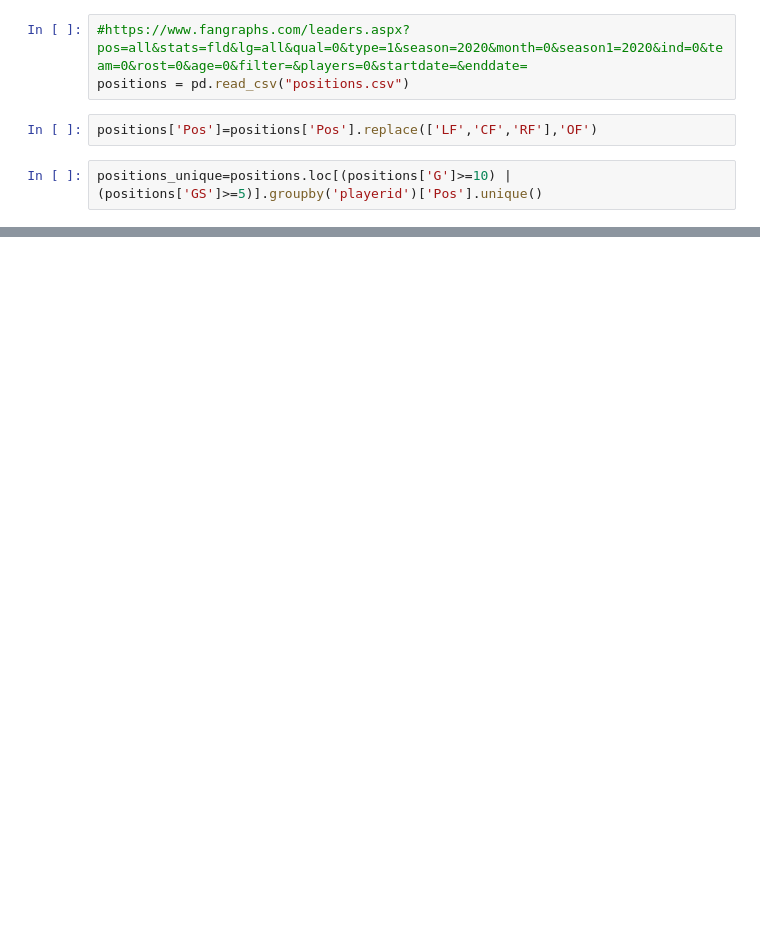
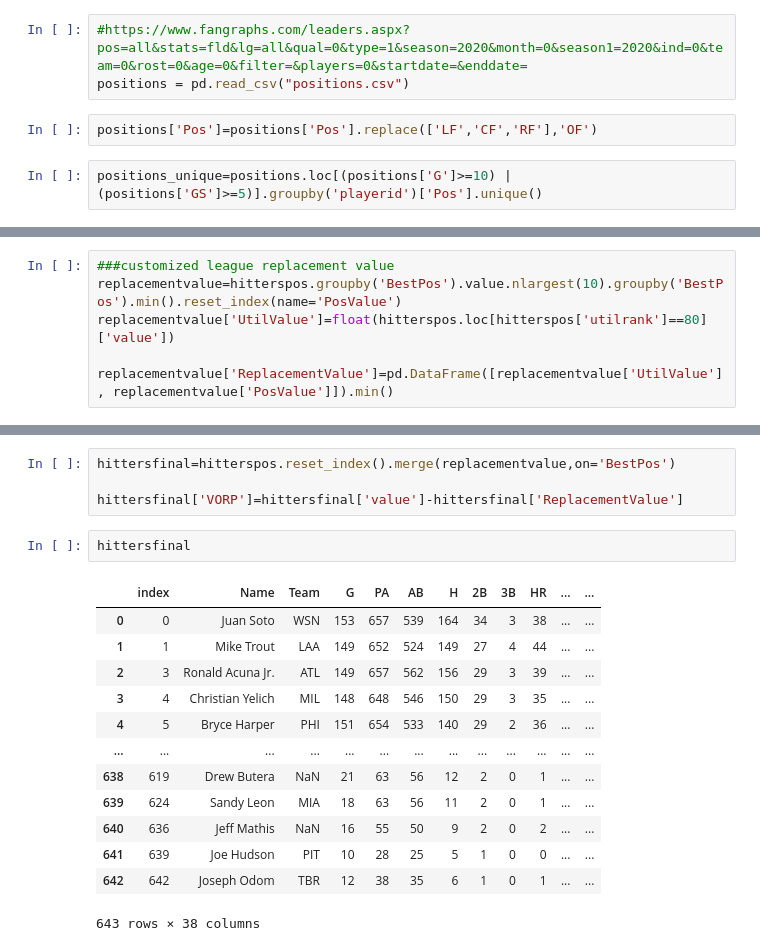
Before and after one commit to JamesYouL2/FantasyBaseball, a Jupyter notebook: draft/draft.ipynb, the cells around one changed output, grey strips where cells are left out. Drawn from its saved outputs; the diff is of its cells as text; blank space fills up the shorter version.

```diff
--- a/draft/draft.ipynb
+++ b/draft/draft.ipynb
@@ -52,0 +80,6 @@ ValueError: You are trying to merge on object and int64 columns. If you wish to
+# %%
+###customized league replacement value
+replacementvalue=hitterspos.groupby('BestPos').value.nlargest(10).groupby('BestPos').min().reset_index(name='PosValue')
+replacementvalue['UtilValue']=float(hitterspos.loc[hitterspos['utilrank']==80]['value'])
+
+replacementvalue['ReplacementValue']=pd.DataFrame([replacementvalue['UtilValue'], replacementvalue['PosValue']]).min()
@@ -52,0 +96,20 @@ ValueError: You are trying to merge on object and int64 columns. If you wish to
+# %%
+hittersfinal=hitterspos.reset_index().merge(replacementvalue,on='BestPos')
+
+hittersfinal['VORP']=hittersfinal['value']-hittersfinal['ReplacementValue']
+# %%
+hittersfinal
+# %% [output]
+|  | index | Name | Team | G | PA | AB | H | 2B | 3B | HR | ... | ... |
+| 0 | 0 | Juan Soto | WSN | 153 | 657 | 539 | 164 | 34 | 3 | 38 | ... | ... |
+| 1 | 1 | Mike Trout | LAA | 149 | 652 | 524 | 149 | 27 | 4 | 44 | ... | ... |
+| 2 | 3 | Ronald Acuna Jr. | ATL | 149 | 657 | 562 | 156 | 29 | 3 | 39 | ... | ... |
+| 3 | 4 | Christian Yelich | MIL | 148 | 648 | 546 | 150 | 29 | 3 | 35 | ... | ... |
+| 4 | 5 | Bryce Harper | PHI | 151 | 654 | 533 | 140 | 29 | 2 | 36 | ... | ... |
+| ... | ... | ... | ... | ... | ... | ... | ... | ... | ... | ... | ... | ... |
+| 638 | 619 | Drew Butera | NaN | 21 | 63 | 56 | 12 | 2 | 0 | 1 | ... | ... |
+| 639 | 624 | Sandy Leon | MIA | 18 | 63 | 56 | 11 | 2 | 0 | 1 | ... | ... |
+| 640 | 636 | Jeff Mathis | NaN | 16 | 55 | 50 | 9 | 2 | 0 | 2 | ... | ... |
+| 641 | 639 | Joe Hudson | PIT | 10 | 28 | 25 | 5 | 1 | 0 | 0 | ... | ... |
+| 642 | 642 | Joseph Odom | TBR | 12 | 38 | 35 | 6 | 1 | 0 | 1 | ... | ... |
+643 rows × 38 columns
```
Also changed, not shown: parts of 12 cells of this notebook, 2 other files.
